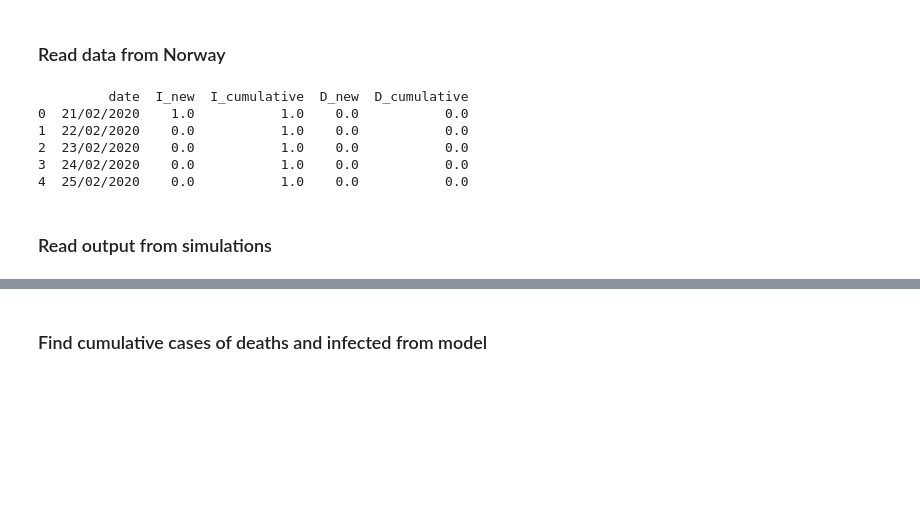
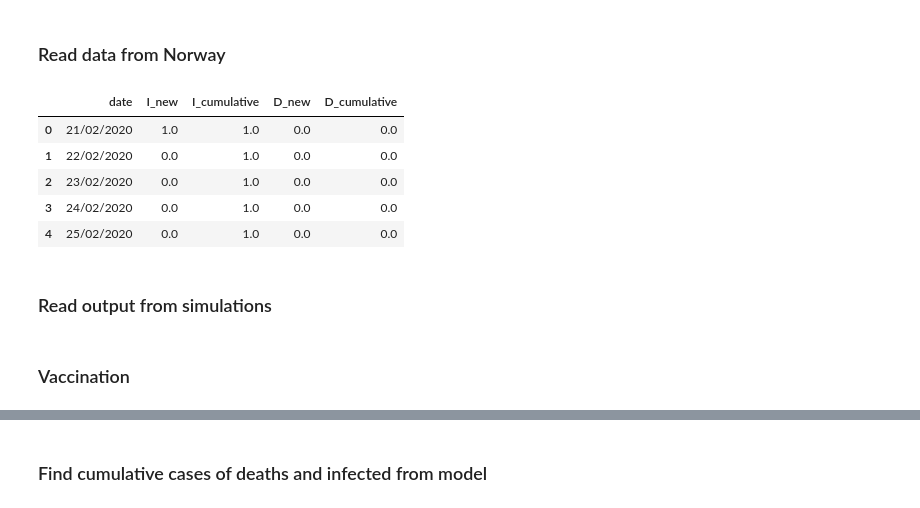
Before and after one commit to bendiknordeng/Epidemiologic-Strategies, a Jupyter notebook: notebooks/computational_study_comparison.ipynb, the cells around one changed output, grey strips where cells are left out. Cells and saved outputs as stored; diff of their text form; code cells hidden in the pictures; blank space fills up the shorter version.

```diff
--- a/notebooks/computational_study_comparison.ipynb
+++ b/notebooks/computational_study_comparison.ipynb
@@ -10,20 +11,20 @@ import matplotlib.pyplot as plt
 ### Read data from Norway
 # %%
 data_daily = pd.read_csv("../data/fhi_data_daily.csv")
-data_daily = data_daily[data_daily.year.astype(int) < 2021].reset_index()
+# data_daily = data_daily[data_daily.year.astype(int) < 2021].reset_index() uncomment if only plotting data fro 2021
 data_daily = data_daily[['date', 'I_new', 'I_cumulative', 'D_new', 'D_cumulative']]
 data_daily.date = data_daily['date'].apply(lambda x:
                                         x.split("/")[1].zfill(2) + "/"
                                         + x.split("/")[0].zfill(2) + "/"
                                         + x.split("/")[2].zfill(2))
-print(data_daily.head())
+data_daily.head()
 # %% [output]
-         date  I_new  I_cumulative  D_new  D_cumulative
-0  21/02/2020    1.0           1.0    0.0           0.0
-1  22/02/2020    0.0           1.0    0.0           0.0
-2  23/02/2020    0.0           1.0    0.0           0.0
-3  24/02/2020    0.0           1.0    0.0           0.0
-4  25/02/2020    0.0           1.0    0.0           0.0
+|  | date | I_new | I_cumulative | D_new | D_cumulative |
+| 0 | 21/02/2020 | 1.0 | 1.0 | 0.0 | 0.0 |
+| 1 | 22/02/2020 | 0.0 | 1.0 | 0.0 | 0.0 |
+| 2 | 23/02/2020 | 0.0 | 1.0 | 0.0 | 0.0 |
+| 3 | 24/02/2020 | 0.0 | 1.0 | 0.0 | 0.0 |
+| 4 | 25/02/2020 | 0.0 | 1.0 | 0.0 | 0.0 |
 # %% [markdown]
 ### Read output from simulations
 # %%
@@ -56,0 +64,2 @@ final_deaths.shape
+# %% [markdown]
+### Vaccination
```
Also changed, not shown: parts of 8 cells of this notebook, 3 other files.
